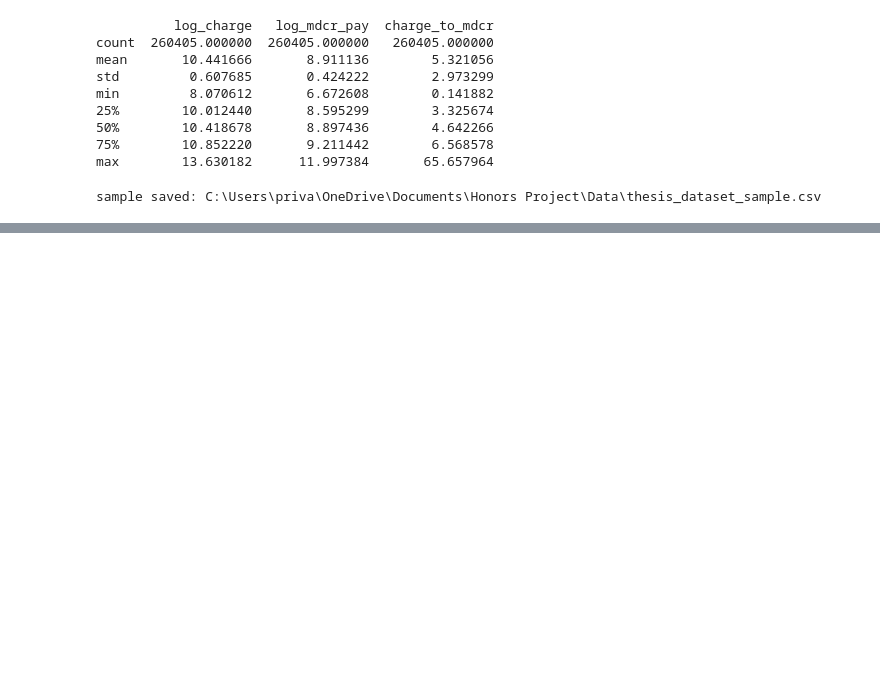
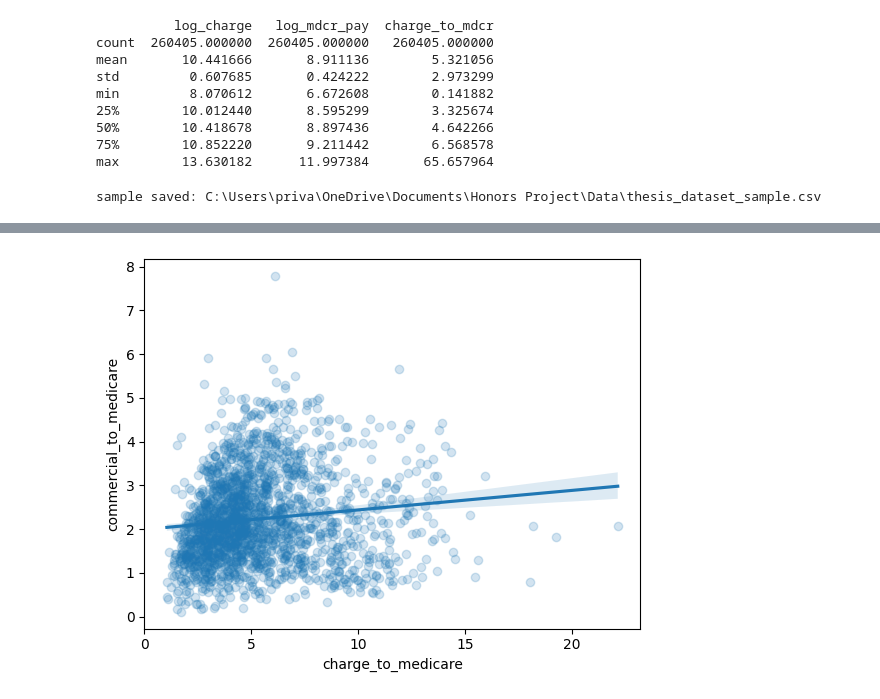
Before and after one commit to Naeemalmohtaseb/Hospital-Insurance, a Jupyter notebook: Script1.ipynb, the cells around one changed output, grey strips where cells are left out. Drawn from its saved outputs; the diff is of its cells as text; code cells hidden in the pictures; blank space fills up the shorter version.

```diff
--- a/Script1.ipynb
+++ b/Script1.ipynb
@@ -458,0 +600,5 @@ sample saved: C:\Users\priva\OneDrive\Documents\Honors Project\Data\thesis_datas
+# %%
+df = df[
+    (df["commercial_to_medicare"] > 0.1) &
+    (df["commercial_to_medicare"] < 10)
+]
@@ -458,0 +617,8 @@ sample saved: C:\Users\priva\OneDrive\Documents\Honors Project\Data\thesis_datas
+# %%
+hosp = df.groupby("CCN").agg({
+    "commercial_to_medicare": "median",
+    "ma_to_medicare": "median",
+    "charge_to_medicare": "median"
+}).reset_index()
+
+print(hosp.describe())
@@ -458,0 +645,14 @@ sample saved: C:\Users\priva\OneDrive\Documents\Honors Project\Data\thesis_datas
+# %%
+import seaborn as sns
+import matplotlib.pyplot as plt
+
+sns.regplot(
+    data=hosp,
+    x="charge_to_medicare",
+    y="commercial_to_medicare",
+    scatter_kws={"alpha":0.2}
+)
+
+plt.show()
+# %% [output]
+[figure, added]
```
Also changed, not shown: parts of 35 cells of this notebook.
